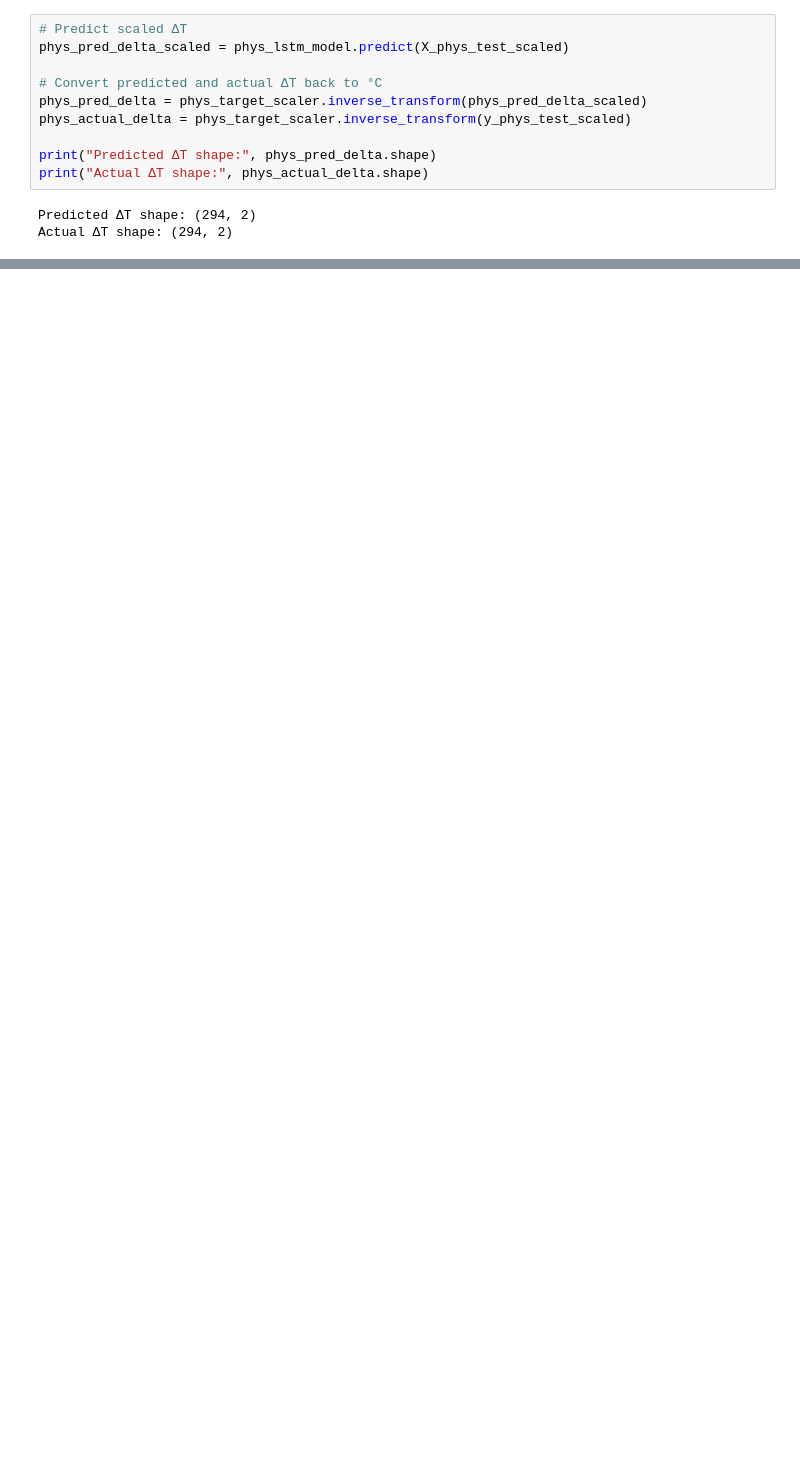
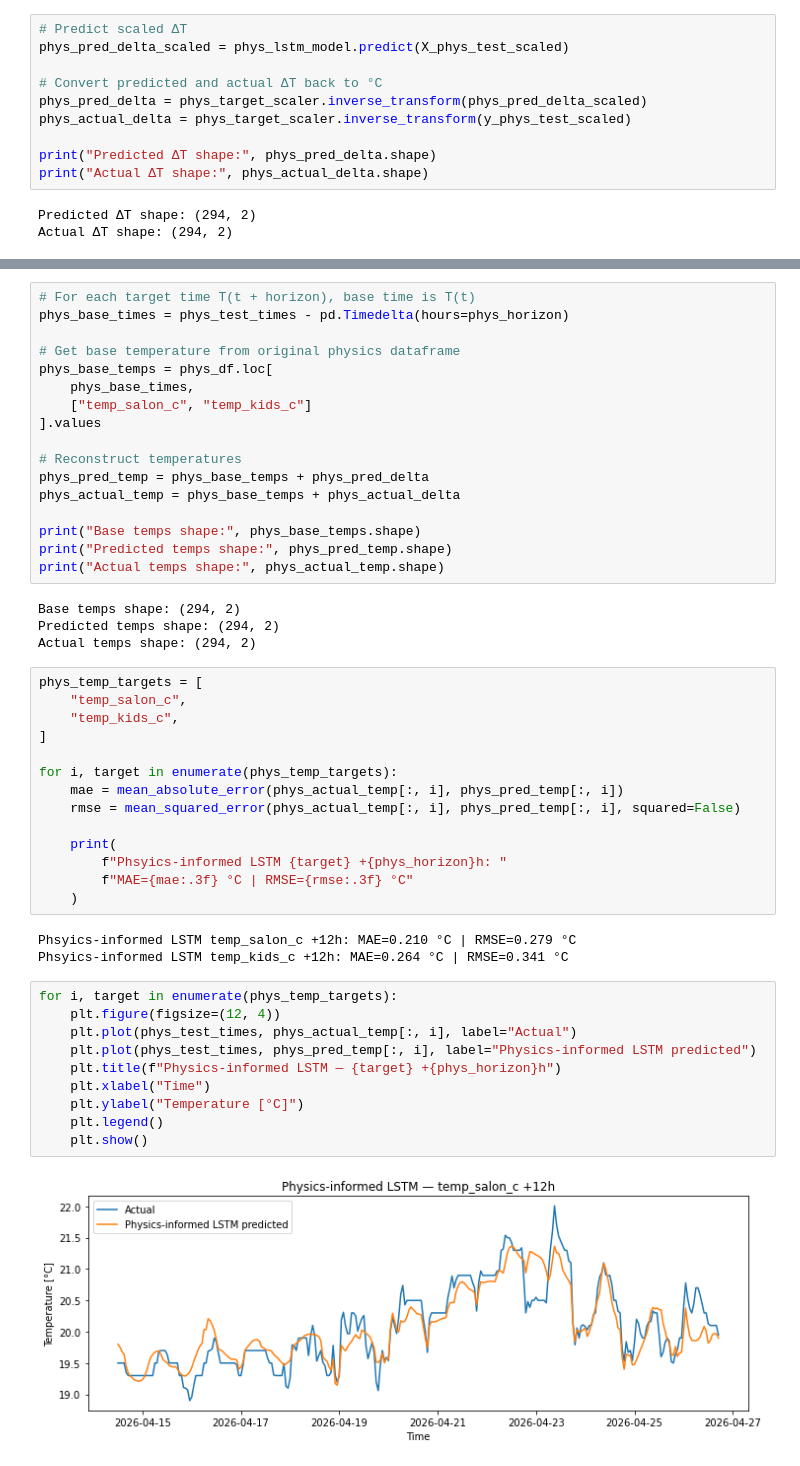
Before and after one commit to sotdousk/residential-thermal-digital-twin, a Jupyter notebook: notebooks/06_ml_temperature_prediction.ipynb, the cells around one changed output, grey strips where cells are left out. Cells and saved outputs as stored; diff of their text form; blank space fills up the shorter version.

Commit message:
Physics-informed LSTM completed

```diff
--- a/notebooks/06_ml_temperature_prediction.ipynb
+++ b/notebooks/06_ml_temperature_prediction.ipynb
@@ -881,0 +886,50 @@ Actual ΔT shape: (294, 2)
+# %%
+# For each target time T(t + horizon), base time is T(t)
+phys_base_times = phys_test_times - pd.Timedelta(hours=phys_horizon)
+
+# Get base temperature from original physics dataframe
+phys_base_temps = phys_df.loc[
+    phys_base_times,
+    ["temp_salon_c", "temp_kids_c"]
+].values
+
+# Reconstruct temperatures
+phys_pred_temp = phys_base_temps + phys_pred_delta
+phys_actual_temp = phys_base_temps + phys_actual_delta
+
+print("Base temps shape:", phys_base_temps.shape)
+print("Predicted temps shape:", phys_pred_temp.shape)
+print("Actual temps shape:", phys_actual_temp.shape)
+# %% [output]
+Base temps shape: (294, 2)
+Predicted temps shape: (294, 2)
+Actual temps shape: (294, 2)
+# %%
+phys_temp_targets = [
+    "temp_salon_c",
+    "temp_kids_c",
+]
+
+for i, target in enumerate(phys_temp_targets):
+    mae = mean_absolute_error(phys_actual_temp[:, i], phys_pred_temp[:, i])
+    rmse = mean_squared_error(phys_actual_temp[:, i], phys_pred_temp[:, i], squared=False)
+
+    print(
+        f"Phsyics-informed LSTM {target} +{phys_horizon}h: "
+        f"MAE={mae:.3f} °C | RMSE={rmse:.3f} °C"
+    )
+# %% [output]
+Phsyics-informed LSTM temp_salon_c +12h: MAE=0.210 °C | RMSE=0.279 °C
+Phsyics-informed LSTM temp_kids_c +12h: MAE=0.264 °C | RMSE=0.341 °C
+# %%
+for i, target in enumerate(phys_temp_targets):
+    plt.figure(figsize=(12, 4))
+    plt.plot(phys_test_times, phys_actual_temp[:, i], label="Actual")
+    plt.plot(phys_test_times, phys_pred_temp[:, i], label="Physics-informed LSTM predicted")
+    plt.title(f"Physics-informed LSTM — {target} +{phys_horizon}h")
+    plt.xlabel("Time")
+    plt.ylabel("Temperature [°C]")
+    plt.legend()
+    plt.show()
+# %% [output]
+[figure, added]
```
Also changed, not shown: parts of 9 cells of this notebook.
